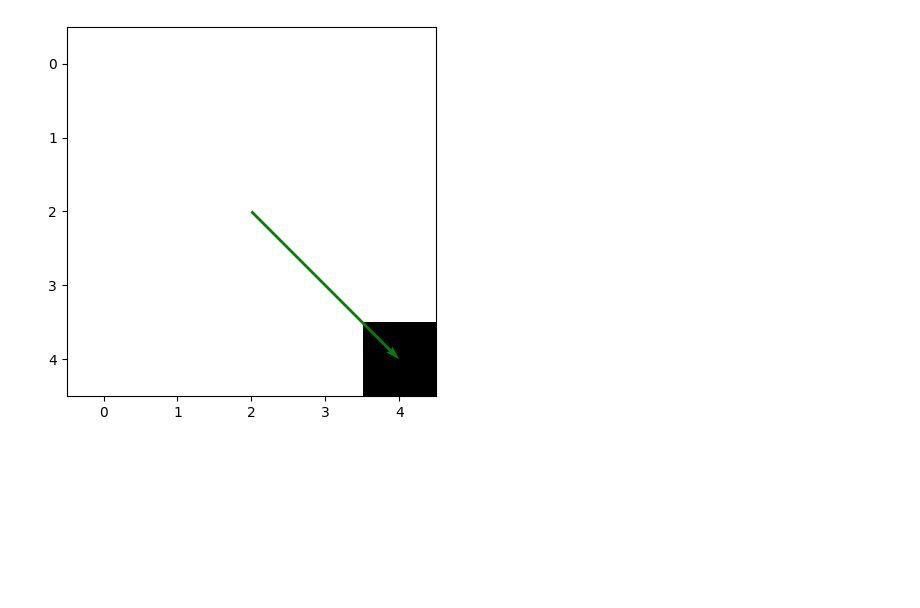
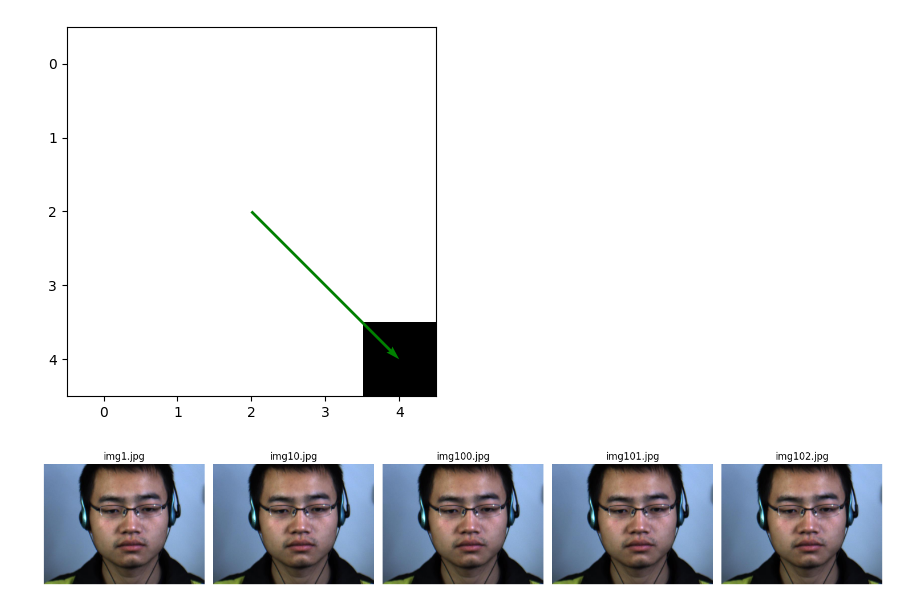
Before and after one commit to rikurunico/micro-expression, a Jupyter notebook: test.ipynb, the cells around one changed output. Saved outputs shown, nothing was run; the diff lists cells and outputs as text; code cells hidden in the pictures; blank space fills up the shorter version.

```diff
--- a/test.ipynb
+++ b/test.ipynb
@@ -261,3 +285,35 @@ Hasil Vektor : [[ 2.  2.  2.  2.  2. -2.]]
 Hasil Quadran : [['0' 2 -2 315.0 2.828 'Q4']]
 Nilai Fitur Dataset {'X1': 2, 'Y1': -2, 'Tetha1': 315.0, 'Magnitude1': 2.828}
 [figure]
+# %%
+import os
+from PIL import Image
+import matplotlib.pyplot as plt
+
+# Directory containing the images
+directory = 'dataset/CASME2/CASME2/Happiness/Video_Image_RAW 200fps/06_EP01_01'
+
+# Get a list of files in the directory
+files = os.listdir(directory)
+
+# Sort the files to ensure correct order
+files.sort()
+
+# Select the top 5 image files
+top_files = files[:5]
+
+# Load the images
+images = [Image.open(os.path.join(directory, file)) for file in top_files]
+
+# Plot the images in a grid
+fig, axs = plt.subplots(1, 5, figsize=(15, 5))
+
+for ax, img, file in zip(axs, images, top_files):
+    ax.imshow(img)
+    ax.set_title(file)
+    ax.axis('off')
+
+plt.tight_layout()
+plt.show()
+# %% [output]
+[figure, added]
```
Also changed, not shown: parts of 2 cells of this notebook, 1 other file.
